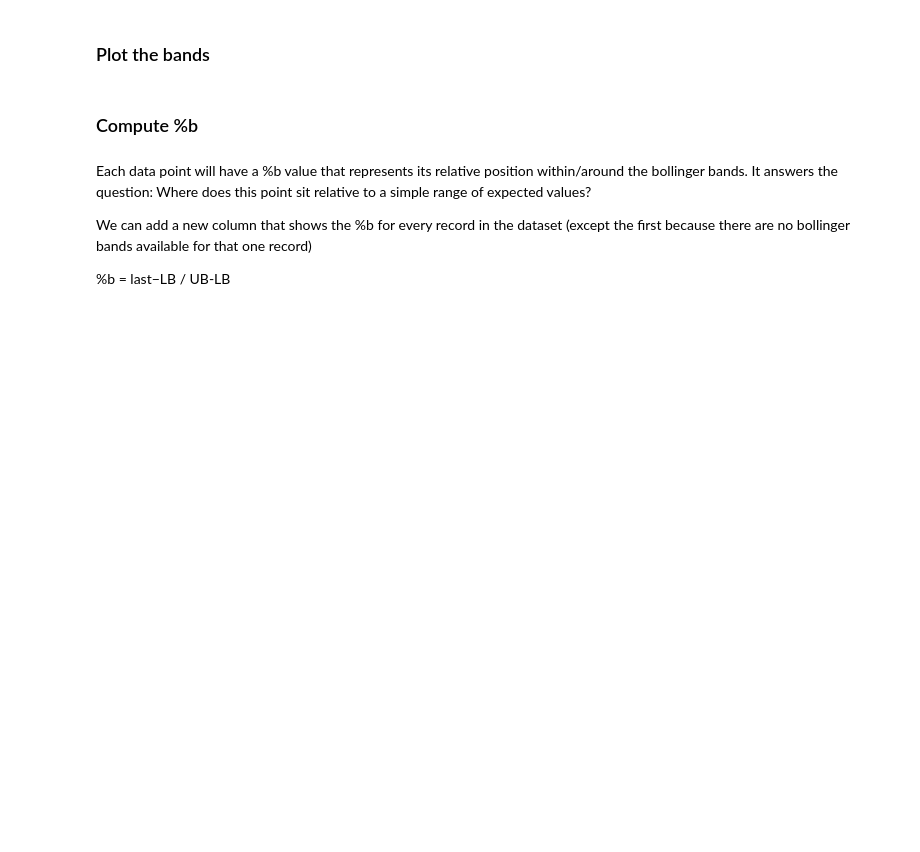
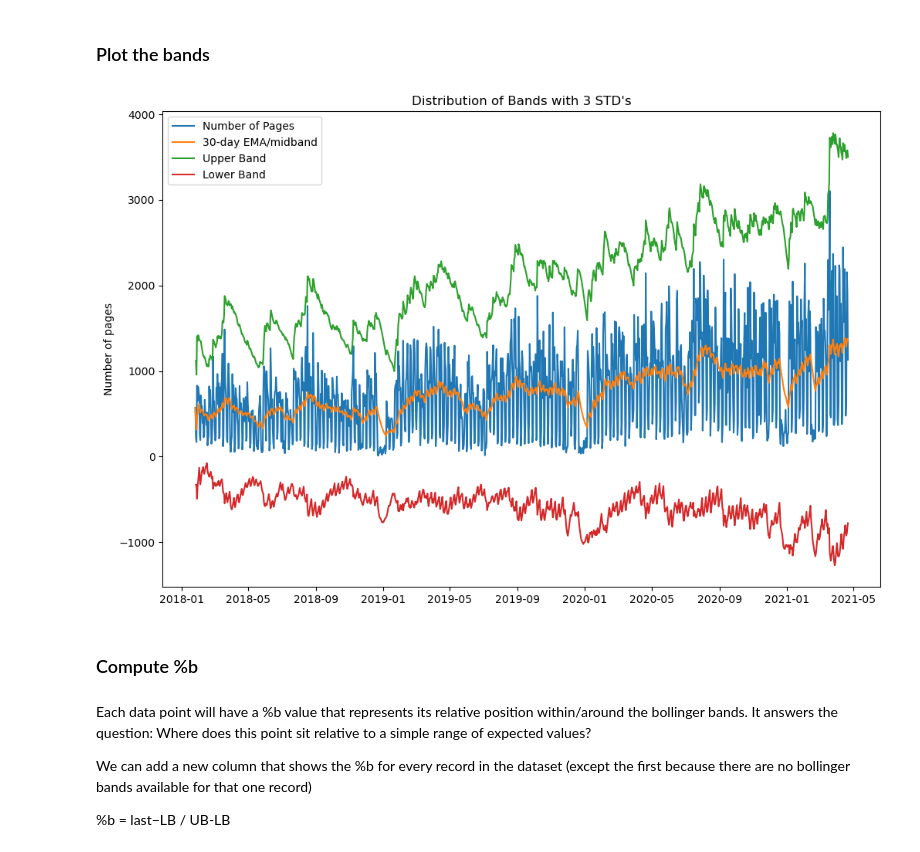
Before and after one commit to lewisalexia/anomaly-detection-exercises, a Jupyter notebook: ad_timeseries_lesson.ipynb, the cells around one changed output. Cells and saved outputs as stored; diff of their text form; code cells hidden in the pictures; blank space fills up the shorter version.

```diff
--- a/ad_timeseries_lesson.ipynb
+++ b/ad_timeseries_lesson.ipynb
@@ -300,0 +326,4 @@ k = 3
+# %%
+# upper band
+upband = midband + sd * k
+upband.head()
@@ -300,0 +338,4 @@ k = 3
+# %%
+# lower band
+lowband = midband - sd * k
+lowband.head()
@@ -301,2 +350,4 @@ k = 3
 # %%
-# combine all
+# combine all into df on proper axis
+my_df = pd.concat([pages, midband, lowband, upband], axis=1)
+my_df.head()
@@ -302,0 +362,4 @@ k = 3
+# %%
+# change the column names using a list of new columns
+my_df.columns = ['pages', 'midband', 'lowband', 'upband']
+my_df.head()
@@ -303,18 +374,22 @@ k = 3
 # %% [markdown]
 ### Plot the bands
 # %%
-# fig, ax = plt.subplots(figsize=(12,8))
+# visualize
+fig, ax = plt.subplots(figsize=(12,8))
 
-# ax.plot(my_df.index, my_df.pages, label='Number of Pages')
+ax.plot(my_df.index, my_df.pages, label='Number of Pages')
 
-# ax.plot(my_df.index, my_df.midband, label = '30-day EMA/midband')
-# ax.plot(my_df.index, my_df.ub, label = 'Upper Band')
-# ax.plot(my_df.index, my_df.lb, label = 'Lower Band')
+ax.plot(my_df.index, my_df.midband, label = '30-day EMA/midband')
+ax.plot(my_df.index, my_df.upband, label = 'Upper Band')
+ax.plot(my_df.index, my_df.lowband, label = 'Lower Band')
 
-# ax.legend(loc='best')
-# ax.set_ylabel('Number of pages')
+ax.legend(loc='best')
+ax.set_ylabel('Number of pages')
+plt.title("Distribution of Bands with 3 STD's")
 
-# plt.show()
+plt.show()
+# %% [output]
+[figure, added]
 # %% [markdown]
 ### Compute %b
 # %% [markdown]
```
Also changed, not shown: parts of 25 cells of this notebook.
